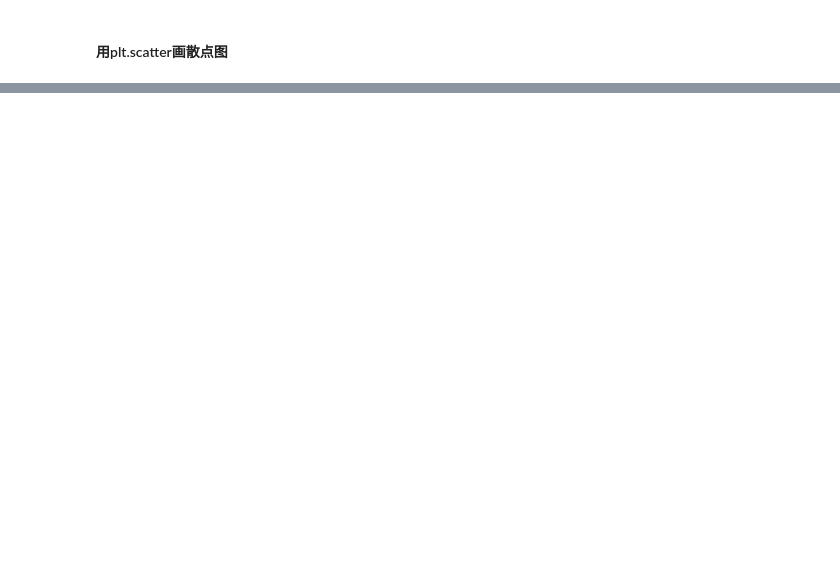
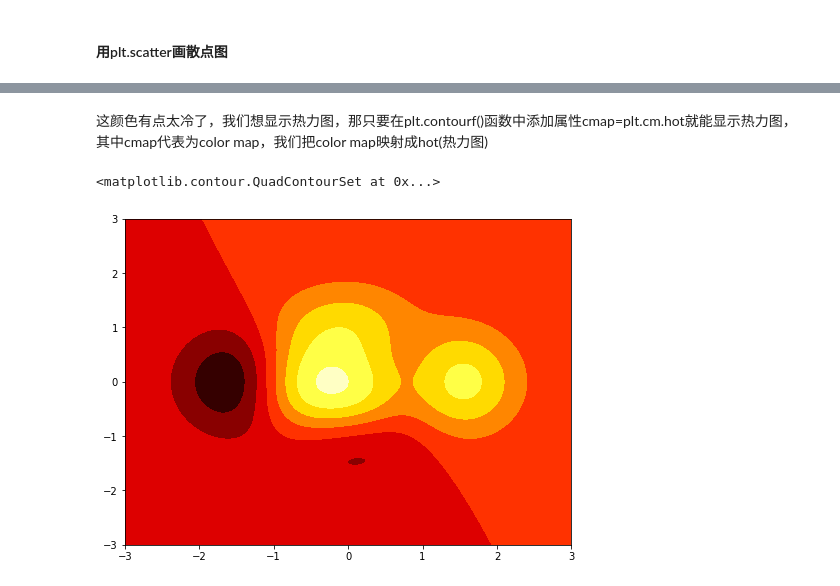
Before and after one commit to lukoou3/pythonNode, a Jupyter notebook: DataAnalysis/matplotlib.ipynb, the cells around one changed output, grey strips where cells are left out. Drawn from its saved outputs; the diff is of its cells as text; code cells hidden in the pictures; blank space fills up the shorter version.

```diff
--- a/DataAnalysis/matplotlib.ipynb
+++ b/DataAnalysis/matplotlib.ipynb
@@ -153,0 +216,9 @@ ax.scatter(x, y)
+# %% [markdown]
+这颜色有点太冷了，我们想显示热力图，那只要在plt.contourf()函数中添加属性cmap=plt.cm.hot就能显示热力图，其中cmap代表为color map，我们把color map映射成hot(热力图)
+# %%
+plt.figure(figsize=(8,6))
+# 填充等高线中间的区域
+plt.contourf(X, Y, height(X, Y), cmap=plt.cm.hot)
+# %% [output]
+<matplotlib.contour.QuadContourSet at 0x...>
+[figure, added]
```
Also changed, not shown: parts of 21 cells of this notebook.
